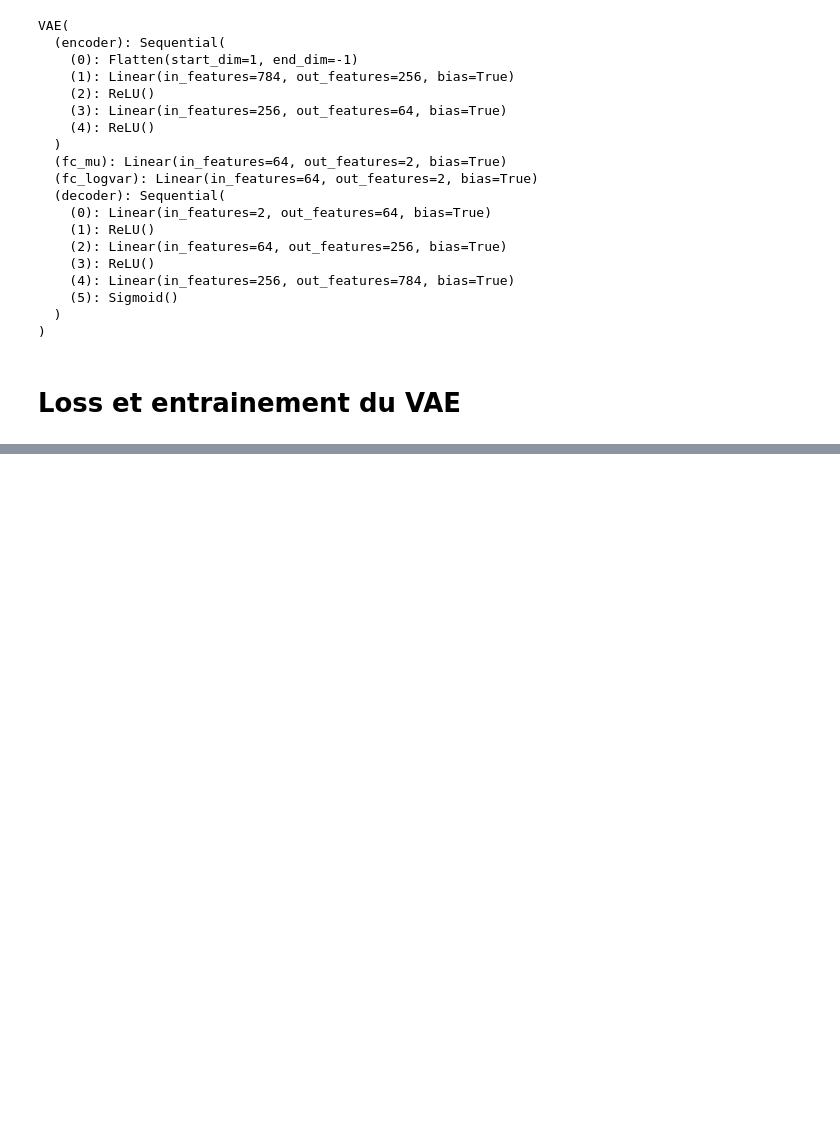
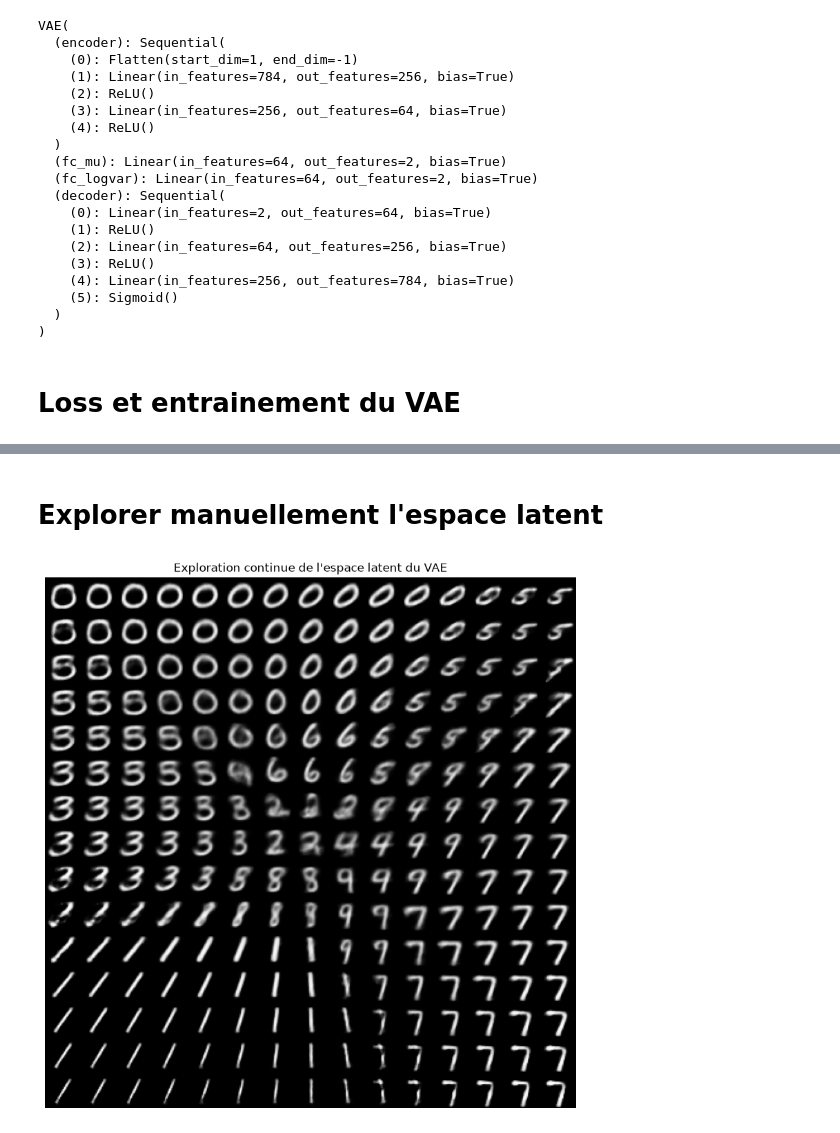
Before and after one commit to dounia1230/models_generatifs, a Jupyter notebook: lab.ipynb, the cells around one changed output, grey strips where cells are left out. Drawn from its saved outputs; the diff is of its cells as text; code cells hidden in the pictures; blank space fills up the shorter version.

```diff
--- a/lab.ipynb
+++ b/lab.ipynb
@@ -480,0 +640,35 @@ VAE(
+# %% [markdown]
+# Explorer manuellement l'espace latent
+# %%
+vae.eval()
+
+grid_x = np.linspace(-3, 3, 15)
+grid_y = np.linspace(-3, 3, 15)
+
+figure = np.zeros((28 * 15, 28 * 15))
+
+with torch.no_grad():
+    for i, yi in enumerate(grid_y):
+        for j, xi in enumerate(grid_x):
+
+            z = torch.tensor(
+                [[xi, yi]],
+                dtype=torch.float32,
+                device=device
+            )
+
+            x_hat = vae.decode(z)
+            digit = x_hat.cpu().numpy()[0, 0]
+
+            figure[
+                i*28:(i+1)*28,
+                j*28:(j+1)*28
+            ] = digit
+
+plt.figure(figsize=(10, 10))
+plt.imshow(figure, cmap="gray")
+plt.axis("off")
+plt.title("Exploration continue de l'espace latent du VAE")
+plt.show()
+# %% [output]
+[figure, added]
```
Also changed, not shown: parts of 8 cells of this notebook.
